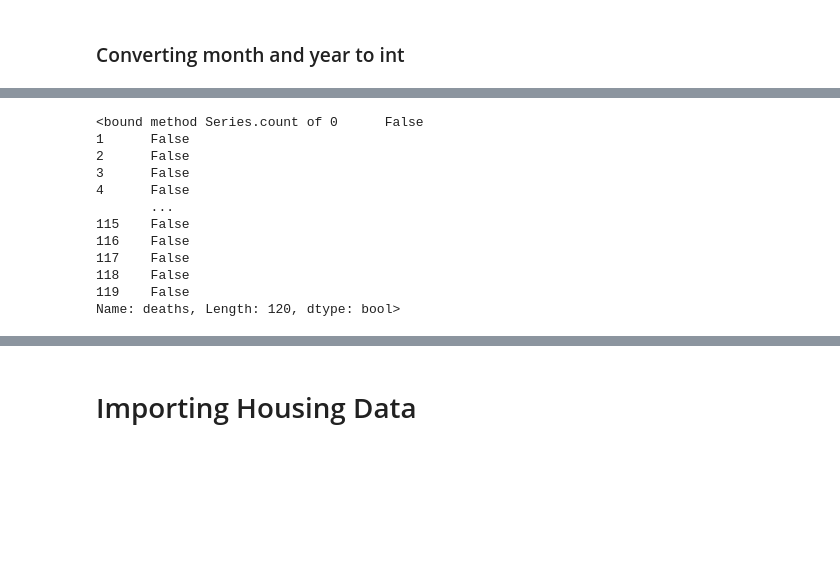
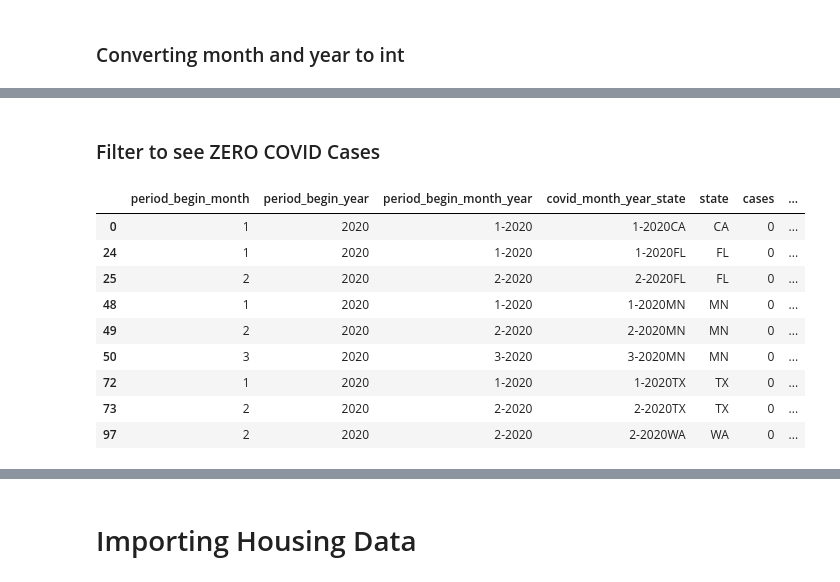
Before and after one commit to ajmotylinski/Data_Viz_Final_Project, a Jupyter notebook: Machine_Learning_Ritesh.ipynb, the cells around one changed output, grey strips where cells are left out. Drawn from its saved outputs; the diff is of its cells as text; code cells hidden in the pictures; blank space fills up the shorter version.

```diff
--- a/Machine_Learning_Ritesh.ipynb
+++ b/Machine_Learning_Ritesh.ipynb
@@ -63,15 +77,15 @@ covid_df.head()
-# %%
-covid_df['deaths'].isnull().count
-# %% [output]
-<bound method Series.count of 0      False
-1      False
-2      False
-3      False
-4      False
-       ...
-115    False
-116    False
-117    False
-118    False
-119    False
-Name: deaths, Length: 120, dtype: bool>
+# %% [markdown]
+### Filter to see ZERO COVID Cases
+# %%
+covid_df.loc[covid_df['cases'] == 0]
+# %% [output]
+|  | period_begin_month | period_begin_year | period_begin_month_year | covid_month_year_state | state | cases | ... |
+| 0 | 1 | 2020 | 1-2020 | 1-2020CA | CA | 0 | ... |
+| 24 | 1 | 2020 | 1-2020 | 1-2020FL | FL | 0 | ... |
+| 25 | 2 | 2020 | 2-2020 | 2-2020FL | FL | 0 | ... |
+| 48 | 1 | 2020 | 1-2020 | 1-2020MN | MN | 0 | ... |
+| 49 | 2 | 2020 | 2-2020 | 2-2020MN | MN | 0 | ... |
+| 50 | 3 | 2020 | 3-2020 | 3-2020MN | MN | 0 | ... |
+| 72 | 1 | 2020 | 1-2020 | 1-2020TX | TX | 0 | ... |
+| 73 | 2 | 2020 | 2-2020 | 2-2020TX | TX | 0 | ... |
+| 97 | 2 | 2020 | 2-2020 | 2-2020WA | WA | 0 | ... |
```
Also changed, not shown: parts of 37 cells of this notebook.
